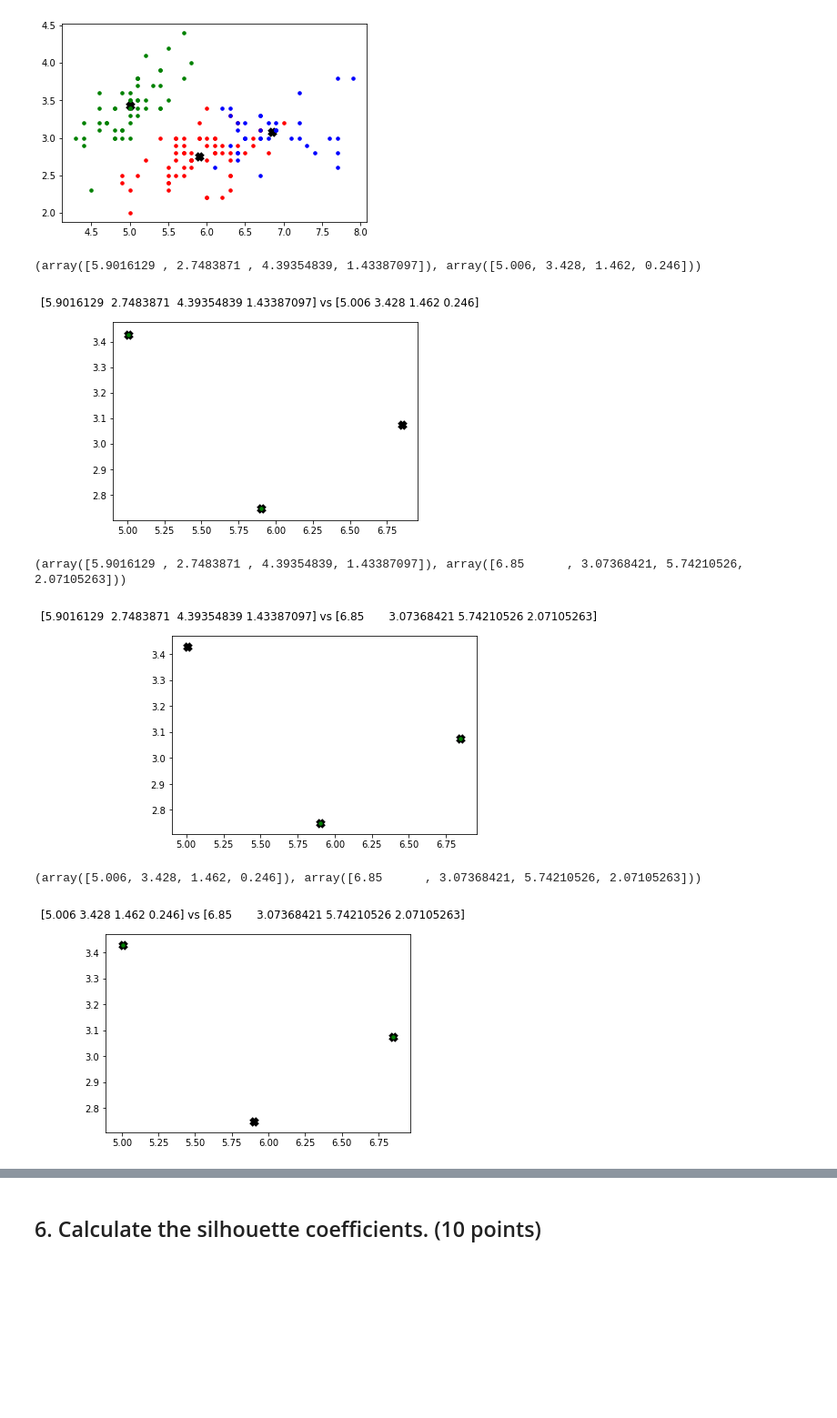
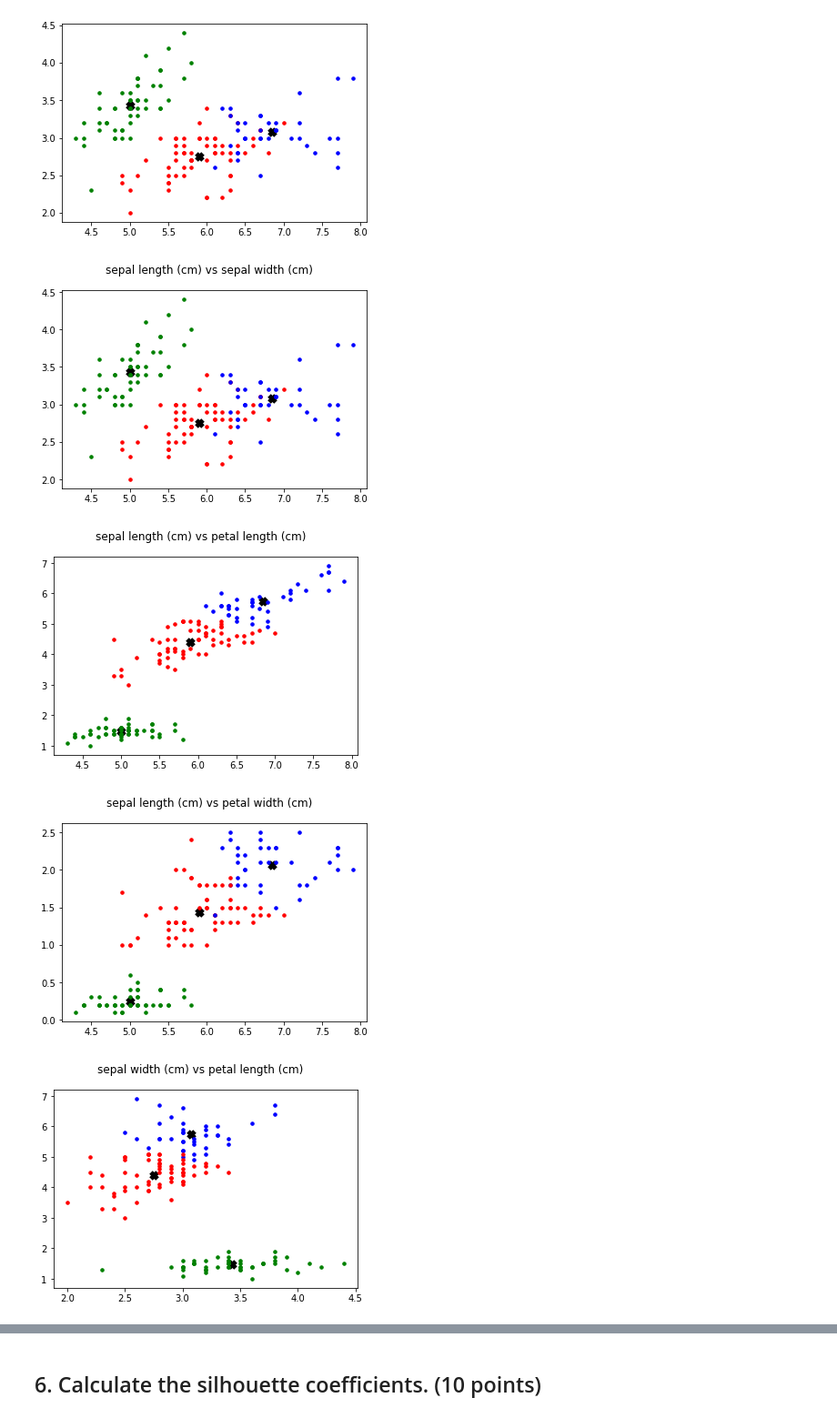
Before and after one commit to sblack4/is675-intro-to-ml, a Jupyter notebook: Homework/07/Homework.ipynb, the cells around one changed output, grey strips where cells are left out. Shown: that part at 91% size. Saved outputs shown, nothing was run; the diff lists cells and outputs as text; code cells hidden in the pictures; blank space fills up the shorter version.

```diff
--- a/Homework/07/Homework.ipynb
+++ b/Homework/07/Homework.ipynb
@@ -28,5 +28,6 @@ iris_dataset = datasets.load_iris()
 
 X = iris_dataset.data[:,:4]
 y = iris_dataset.target
-print('Data Shape: ', X.shape, ' Target Shape: ', y.shape)
+features = iris_dataset.feature_names[:4]
+print('Data Shape:\t', X.shape, '\nTarget Shape:\t', y.shape, '\nClasses:\t', features)
 # %% [output]
@@ -53,6 +60,12 @@ array([[5.9016129 , 2.7483871 , 4.39354839, 1.43387097],
 # %% [markdown]
 ## 5. Plot (2D) the data points with color-coded clusters along with the centroids using any two features. Which two features show the best cluster separation? (30 points)
+# %%
+features_tuples = []
+for i in range(len(X[1])):
+    features_tuples.append((features[i], [x[i] for x in X], i))
 # %%
+colors = ["r.","g.","b.","c.","y.","k."]
+
 for i in range(len(X)):
     plt.plot(X[i][0], X[i][1], colors[labels[i]], markersize = 7)
 plt.scatter(centroids[:,0], centroids[:,1], marker='x', color='k', s=50, linewidth=5)
@@ -62,25 +75,25 @@ plt.show()
 # %%
 def plot__kmeans_scatter_in_2d(data_tuple):
     colors = ["r.","g.","b.","c.","y.","k."]
 
-    print(data_tuple)
+    first_feature, first_data, first_n = data_tuple[0]
+    secnd_feature, secnd_data, secnd_n = data_tuple[1]
+
     fig = plt.figure()
-    fig.suptitle(f'{data_tuple[:][0]} vs {data_tuple[:][1]}')
+    fig.suptitle(f'{first_feature} vs {secnd_feature}')
 
-    for i in range(len(data_tuple)):
-        plt.plot(data_tuple[i][0], data_tuple[i][1], colors[labels[i]], markersize = 7)
-    plt.scatter(centroids[:,0], centroids[:,1], marker='x', color='k', s=50, linewidth=5)
+    for i in range(len(first_data)):
+        plt.plot(first_data[i], secnd_data[i], colors[labels[i]], markersize = 7)
+    plt.scatter(centroids[:,first_n], centroids[:,secnd_n], marker='x', color='k', s=50, linewidth=5)
     plt.show()
 
 
-pairs = itertools.combinations(centroids, 2)
+pairs = itertools.combinations(features_tuples, 2)
 
-for item in pairs:
-    plot__kmeans_scatter_in_2d(item)
+for pair in pairs:
+    plot__kmeans_scatter_in_2d(pair)
 # %% [output]
-(array([5.9016129 , 2.7483871 , 4.39354839, 1.43387097]), array([5.006, 3.428, 1.462, 0.246]))
-[figure, old version]
+[figure, new version]
-(array([5.9016129 , 2.7483871 , 4.39354839, 1.43387097]), array([6.85      , 3.07368421, 5.74210526, 2.07105263]))
-[figure, old version]
+[figure, new version]
-(array([5.006, 3.428, 1.462, 0.246]), array([6.85      , 3.07368421, 5.74210526, 2.07105263]))
-[figure, old version]
+[figure, new version]
+[figure, added]
```
Also changed, not shown: parts of 6 cells of this notebook, 1 other file.
